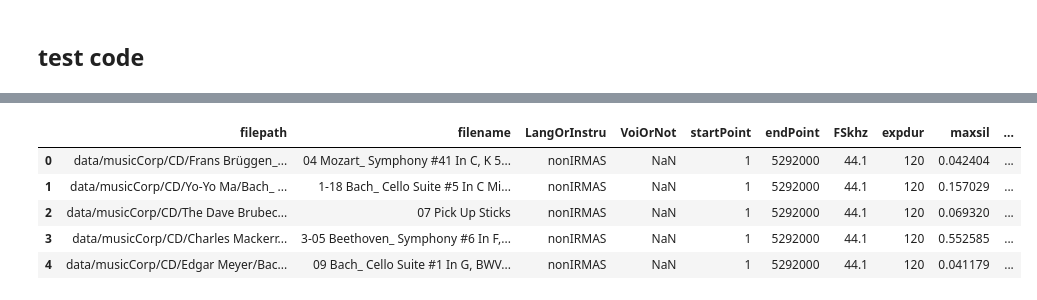
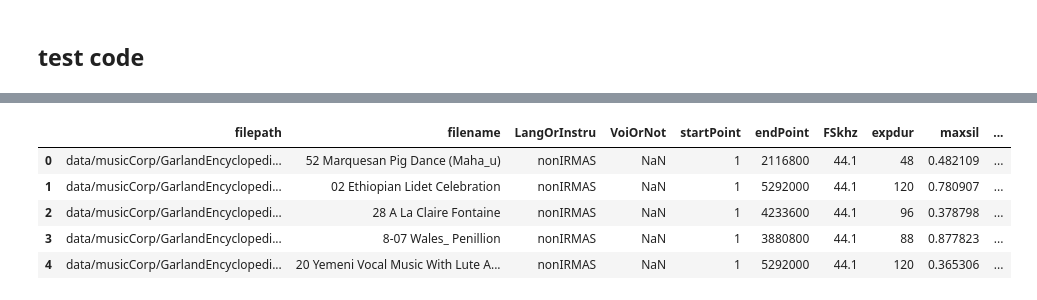
Before and after one commit to curlsloth/MusicSpeech-STM, a Jupyter notebook: STM03_build_meta_data.ipynb, the cells around one changed output, grey strips where cells are left out. Drawn from its saved outputs; the diff is of its cells as text; code cells hidden in the pictures.

```diff
--- a/STM03_build_meta_data.ipynb
+++ b/STM03_build_meta_data.ipynb
@@ -349,7 +357,7 @@ CD
 # %% [markdown]
 ## test code ##
 # %%
-corpus = 'CD'
+corpus = 'GarlandEncyclopedia'
 
 corpus_type='music'
 
@@ -387,22 +395,24 @@ df_all
 # %%
 import os
 import scipy.io as sio
 import pandas as pd
 import numpy as np
 import glob
 import csv
 import json
 
 
 
 # df_all['speaker/artist'] = '-'.join(df_all['filename'].split('-')[:-1]).strip()
 df_all['speaker/artist'] = df_all['filename']
 df_all['gender'] = np.nan
+df_all['LangOrInstru'] = np.nan
+df_all['genre'] = 'world'
 df_all.head()
 # %% [output]
 |  | filepath | filename | LangOrInstru | VoiOrNot | startPoint | endPoint | FSkhz | expdur | maxsil | ... |
-| 0 | data/musicCorp/CD/Frans Brüggen_... | 04 Mozart_ Symphony #41 In C, K 5... | nonIRMAS | NaN | 1 | 5292000 | 44.1 | 120 | 0.042404 | ... |
-| 1 | data/musicCorp/CD/Yo-Yo Ma/Bach_ ... | 1-18 Bach_ Cello Suite #5 In C Mi... | nonIRMAS | NaN | 1 | 5292000 | 44.1 | 120 | 0.157029 | ... |
-| 2 | data/musicCorp/CD/The Dave Brubec... | 07 Pick Up Sticks | nonIRMAS | NaN | 1 | 5292000 | 44.1 | 120 | 0.069320 | ... |
-| 3 | data/musicCorp/CD/Charles Mackerr... | 3-05 Beethoven_ Symphony #6 In F,... | nonIRMAS | NaN | 1 | 5292000 | 44.1 | 120 | 0.552585 | ... |
-| 4 | data/musicCorp/CD/Edgar Meyer/Bac... | 09 Bach_ Cello Suite #1 In G, BWV... | nonIRMAS | NaN | 1 | 5292000 | 44.1 | 120 | 0.041179 | ... |
+| 0 | data/musicCorp/GarlandEncyclopedi... | 52 Marquesan Pig Dance (Maha_u) | nonIRMAS | NaN | 1 | 2116800 | 44.1 | 48 | 0.482109 | ... |
+| 1 | data/musicCorp/GarlandEncyclopedi... | 02 Ethiopian Lidet Celebration | nonIRMAS | NaN | 1 | 5292000 | 44.1 | 120 | 0.780907 | ... |
+| 2 | data/musicCorp/GarlandEncyclopedi... | 28 A La Claire Fontaine | nonIRMAS | NaN | 1 | 4233600 | 44.1 | 96 | 0.378798 | ... |
+| 3 | data/musicCorp/GarlandEncyclopedi... | 8-07 Wales_ Penillion | nonIRMAS | NaN | 1 | 3880800 | 44.1 | 88 | 0.877823 | ... |
+| 4 | data/musicCorp/GarlandEncyclopedi... | 20 Yemeni Vocal Music With Lute A... | nonIRMAS | NaN | 1 | 5292000 | 44.1 | 120 | 0.365306 | ... |
```
Also changed, not shown: parts of 4 cells of this notebook, 1 other file.
